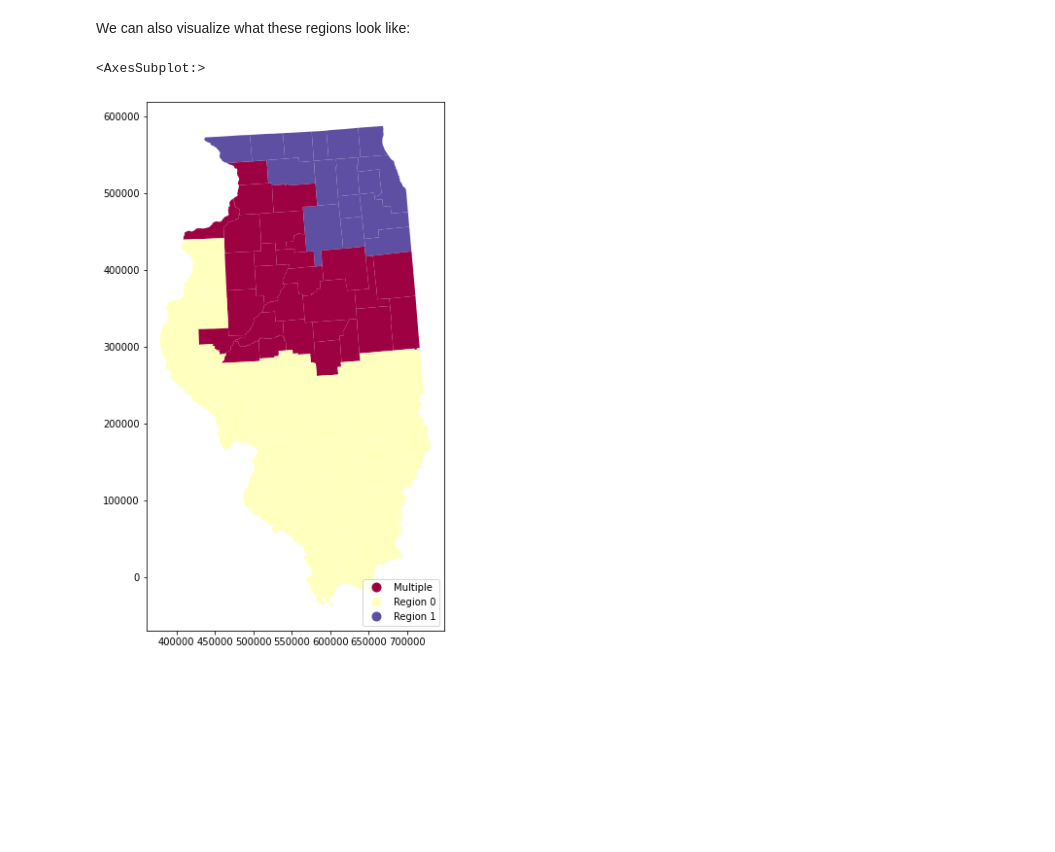
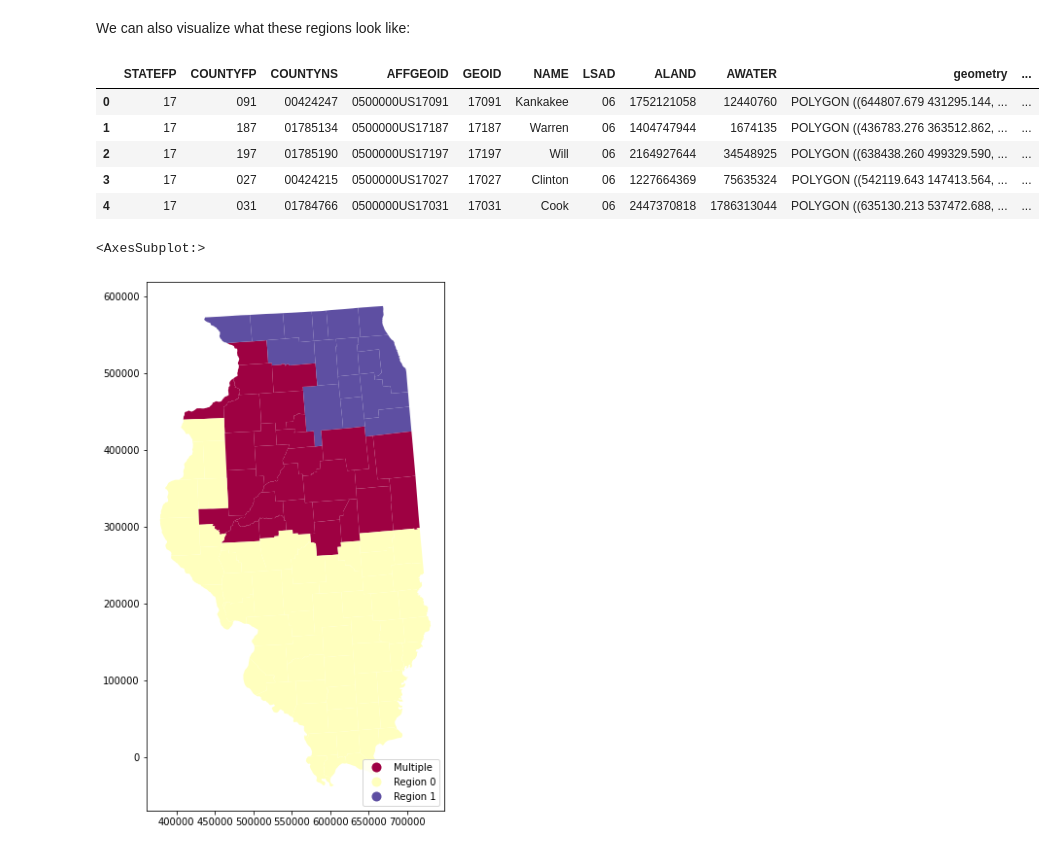
Before and after one commit to cybergis/SPASTCNotebook, a Jupyter notebook: notebooks/SCAMEL-Illinois.ipynb, the cells around one changed output. Drawn from its saved outputs; the diff is of its cells as text; code cells hidden in the pictures; blank space fills up the shorter version.

```diff
--- a/notebooks/SCAMEL-Illinois.ipynb
+++ b/notebooks/SCAMEL-Illinois.ipynb
@@ -558,10 +617,3 @@ region2cu, resource2region = combine_regions_by_memory(region2cu,
 Dropped 52 regions (54--->2)
 # %% [markdown]
 Let's again plot how many times each county is loaded with our final regions:
-# %%
-final_region_counter = Counter()
-for region, counties in region2cu.items():
-    for county in counties:
-        final_region_counter[county] += 1
-final_region_df = pd.DataFrame(final_region_counter.items(), columns=["GEOID", "count"])
-final_region_df.head()
@@ -579,11 +623,3 @@ final_regions.plot(column='count', legend=True, figsize=PARAMS["output"]["figsiz
 # %% [output]
 <AxesSubplot:>
 [figure]
-# %%
-inverted_region_dict = dict()
-for region_num, (region, counties) in enumerate(region2cu.items()):
-    for county in counties:
-        inverted_region_dict[county] = "Region {}".format(region_num)
-final_regions = final_regions.merge(pd.DataFrame(inverted_region_dict.items(), columns=["GEOID", "region"]), how="left", on="GEOID")
-final_regions.loc[final_regions["count"] > 1, "region"] = "Multiple"
-final_regions.head()
@@ -597,5 +626,41 @@ final_regions.head()
 # %% [markdown]
 We can also visualize what these regions look like:
+# %%
+def viz_region_per_spatial_unit(region2sudict: dict, spatial_units: gpd.GeoDataFrame,
+                                su_key: str, output_column: str = "region", nregions_column="nregions") -> gpd.GeoDataFrame:
+    """
+    Plots the spatial units colored according to the region (or multiple) they are in.
+
+    Args:
+        region2sudict: dictionary mapping regions to the spatial units within it
+        spatial_units: GeoDataFrame of spatial units
+        su_key: str, key for the spatial_units GeoDataFrame
+        output_column: str, column to write result to
+        nregions_column: output column for the number of regions each spatial unit is in (`viz_nregions`)
+
+    Returns:
+        copy of spatial units with `column` having the region (or multiple) each spatial unit is in
+    """
+    inverted_region_dict = dict()
+    for region_num, (region, counties) in enumerate(region2sudict.items()):
+        for county in counties:
+            inverted_region_dict[county] = f"Region {region_num}"
+    output_gdf = viz_nregions(region2sudict, spatial_units, su_key, output_column=nregions_column)
+    # drop our output column if it already exists
+    output_gdf = output_gdf.drop(columns=output_column, errors='ignore')
+    output_gdf = output_gdf.merge(pd.DataFrame(inverted_region_dict.items(), columns=[su_key, output_column]), how="left", on=su_key)
+    output_gdf.loc[output_gdf[nregions_column] > 1, output_column] = "Multiple"
+    return output_gdf
+# %%
+final_regions = viz_region_per_spatial_unit(region2cu, county_shapefiles, PARAMS["graphml"]["geo_unit_key"])
+final_regions.head()
+# %% [output]
+|  | STATEFP | COUNTYFP | COUNTYNS | AFFGEOID | GEOID | NAME | LSAD | ALAND | AWATER | geometry | ... |
+| 0 | 17 | 091 | 00424247 | 0500000US17091 | 17091 | Kankakee | 06 | 1752121058 | 12440760 | POLYGON ((644807.679 431295.144, ... | ... |
+| 1 | 17 | 187 | 01785134 | 0500000US17187 | 17187 | Warren | 06 | 1404747944 | 1674135 | POLYGON ((436783.276 363512.862, ... | ... |
+| 2 | 17 | 197 | 01785190 | 0500000US17197 | 17197 | Will | 06 | 2164927644 | 34548925 | POLYGON ((638438.260 499329.590, ... | ... |
+| 3 | 17 | 027 | 00424215 | 0500000US17027 | 17027 | Clinton | 06 | 1227664369 | 75635324 | POLYGON ((542119.643 147413.564, ... | ... |
+| 4 | 17 | 031 | 01784766 | 0500000US17031 | 17031 | Cook | 06 | 2447370818 | 1786313044 | POLYGON ((635130.213 537472.688, ... | ... |
 # %%
 final_regions.plot(column='region',
                    categorical=True,
```
Also changed, not shown: parts of 24 cells of this notebook, 27 other files.
